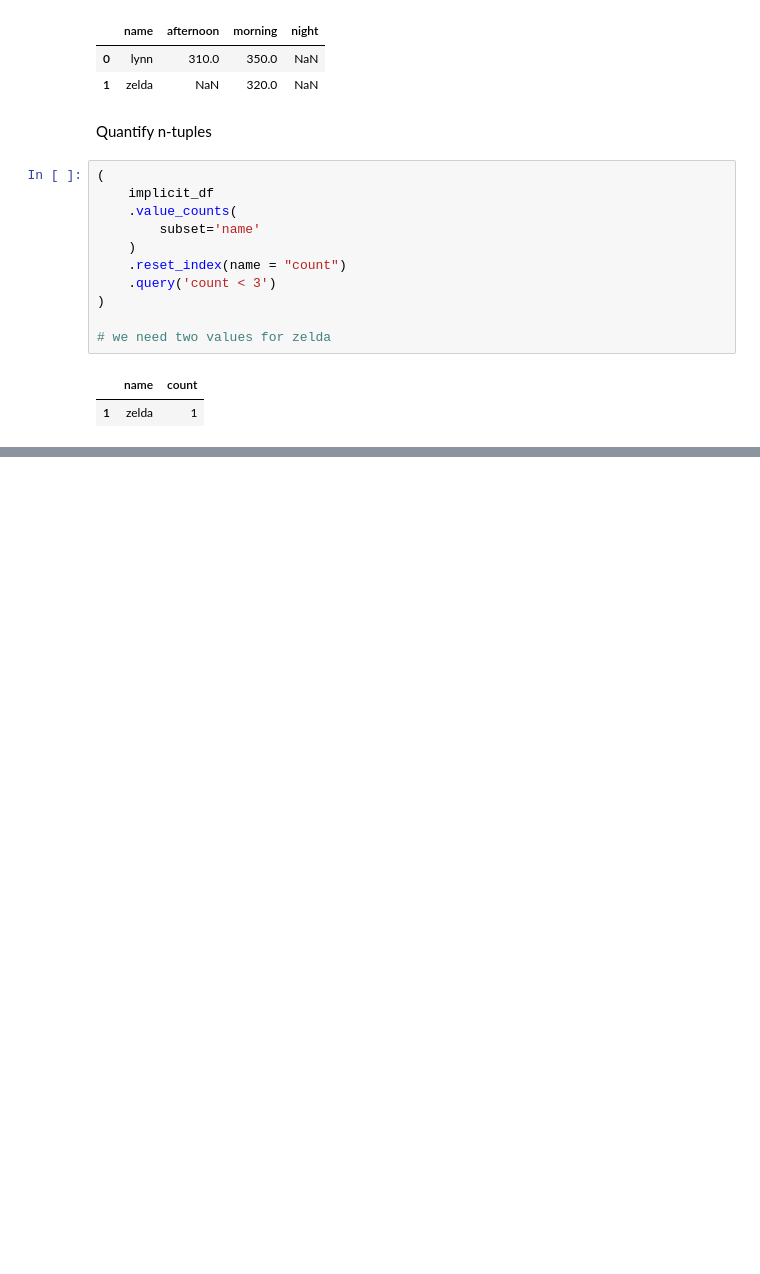
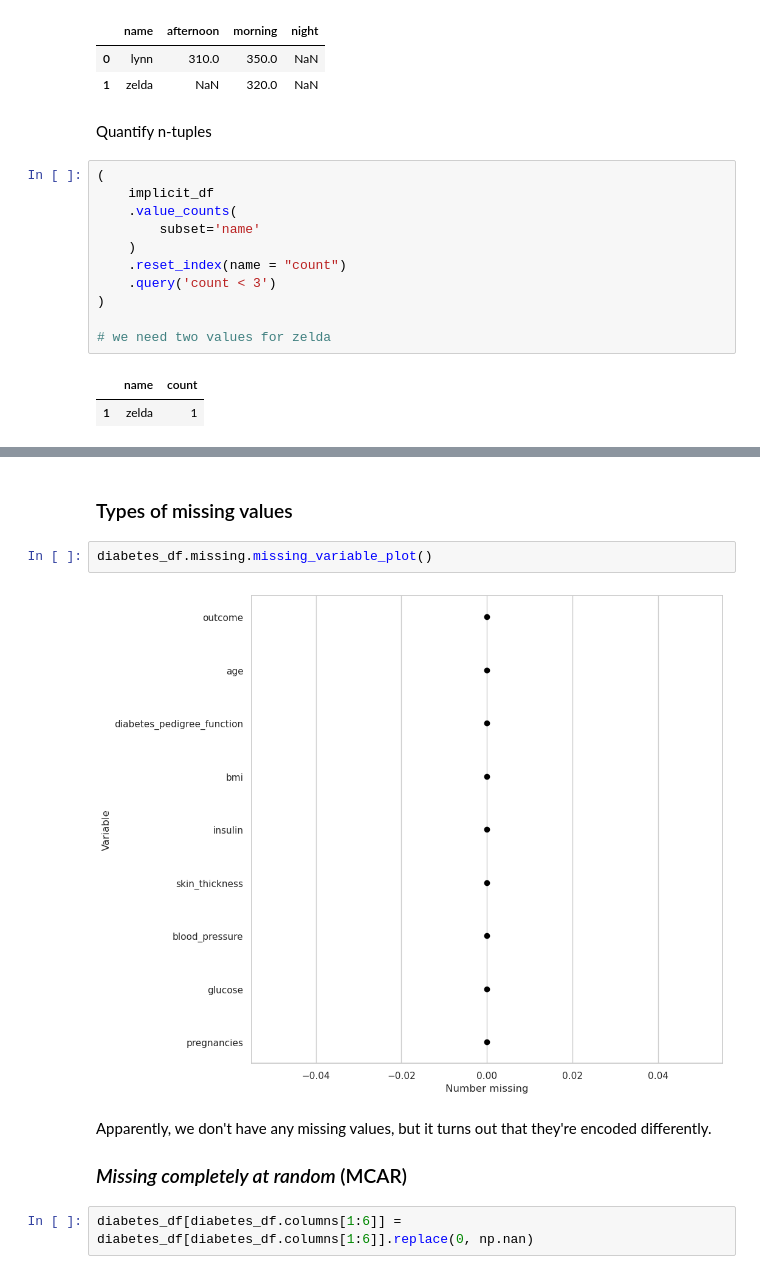
Before and after one commit to fenilenvinileno97/missing-values, a Jupyter notebook: notebooks/exploration.ipynb, the cells around one changed output, grey strips where cells are left out. Cells and saved outputs as stored; diff of their text form; blank space fills up the shorter version.

```diff
--- a/notebooks/exploration.ipynb
+++ b/notebooks/exploration.ipynb
@@ -413,0 +497,11 @@ Quantify n-tuples
+# %% [markdown]
+### Types of missing values
+# %%
+diabetes_df.missing.missing_variable_plot()
+# %% [output]
+[figure, added]
+# %% [markdown]
+Apparently, we don't have any missing values, but it turns out that they're encoded differently.
+### _Missing completely at random_ (MCAR)
+# %%
+diabetes_df[diabetes_df.columns[1:6]] = diabetes_df[diabetes_df.columns[1:6]].replace(0, np.nan)
```
Also changed, not shown: parts of 25 cells of this notebook, 2 other files.
